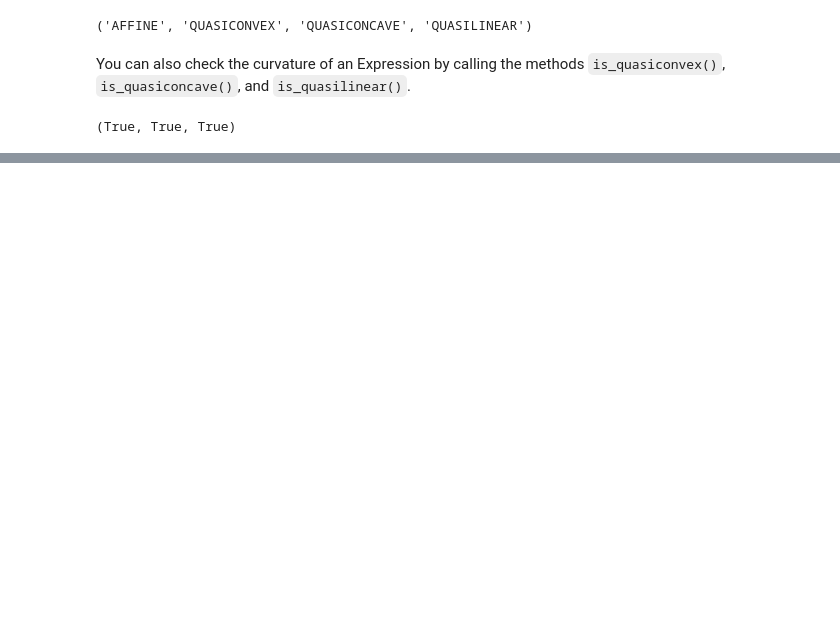
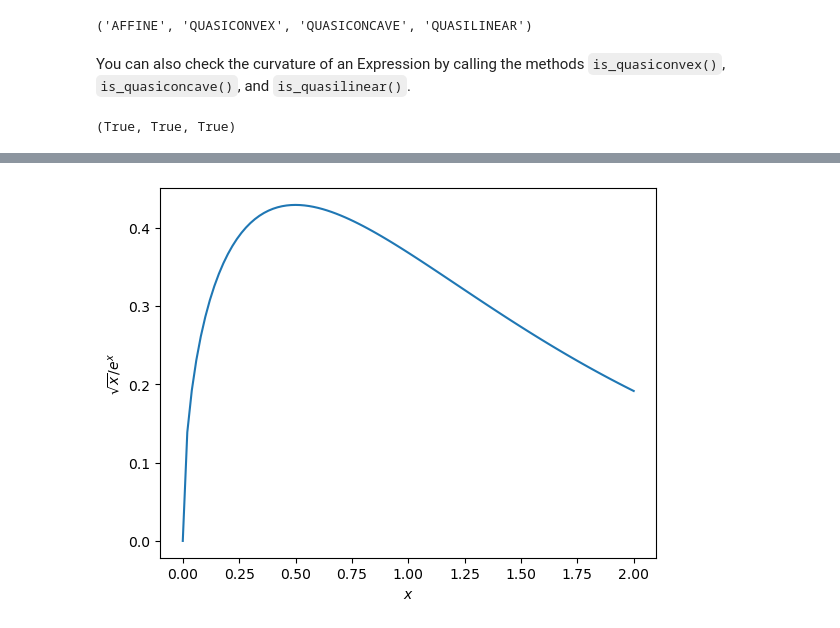
Before and after one commit to chofchof/convex-optimization, a Jupyter notebook: cvxpy_user_guide4.ipynb, the cells around one changed output, grey strips where cells are left out. Drawn from its saved outputs; the diff is of its cells as text; code cells hidden in the pictures; blank space fills up the shorter version.

```diff
--- a/cvxpy_user_guide4.ipynb
+++ b/cvxpy_user_guide4.ipynb
@@ -162,0 +270,10 @@ Bisection involves solving a sequence of optimization problems. If your problem
+# %%
+x = np.linspace(0, 2, num=101)
+y = np.sqrt(x) / np.exp(x)
+
+_, ax = plt.subplots()
+ax.plot(x, y)
+ax.set_xlabel("$x$")
+ax.set_ylabel("$\sqrt{x}/e^x$");
+# %% [output]
+[figure, added]
```
Also changed, not shown: parts of 27 cells of this notebook, 4 other files.
